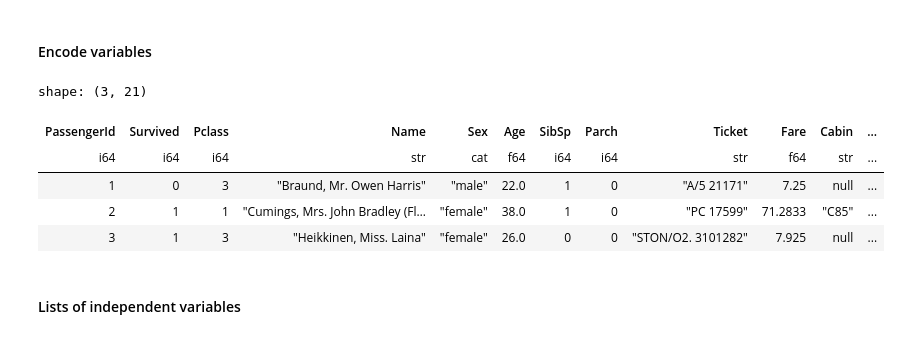
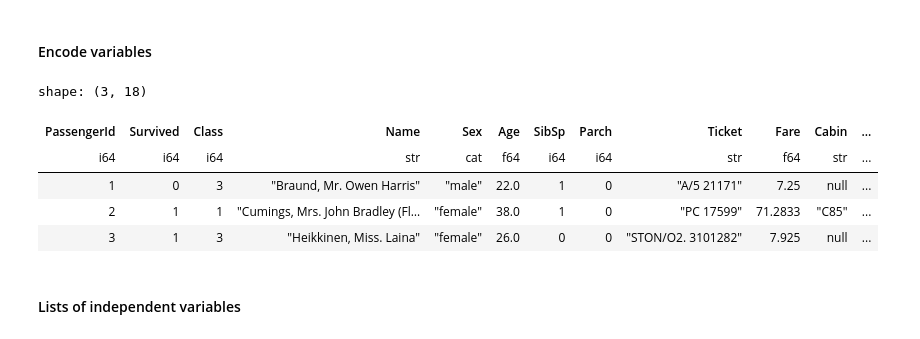
Before and after one commit to madskoefoed/Titanic, a Jupyter notebook: titanic.ipynb, the cells around one changed output. Drawn from its saved outputs; the diff is of its cells as text; code cells hidden in the pictures.

```diff
--- a/titanic.ipynb
+++ b/titanic.ipynb
@@ -74,7 +77,11 @@ df = df.filter(pl.col("Embarked").is_not_null())
 
 # Add a column indicating when Age is missing
 df = df.with_columns(pl.col("Age").fill_null(0))
-df = df.with_columns(Age_miss = pl.lit(np.where(df['Age'] == 0, 1, 0)))
+df = df.with_columns(NoAge = pl.lit(np.where(df['Age'] == 0, 1, 0)))
+
+df = df.with_columns(pl.col("Embarked").str.replace("C", "Cherbourg", literal=True))
+df = df.with_columns(pl.col("Embarked").str.replace("Q", "Queenstown", literal=True))
+df = df.with_columns(pl.col("Embarked").str.replace("S", "Southampton", literal=True))
 
 df = df.with_columns(#pl.col("Pclass").cast(pl.String).cast(pl.Categorical),
                      pl.col("Sex").cast(pl.Categorical),
@@ -104,16 +111,22 @@ shape: (3, 13)
 # %%
 encoder = OneHotEncoder(sparse_output=False).set_output(transform="polars")
 
-df_enc = encoder.fit_transform(df[['Sex', 'Pclass', 'Embarked']])
+df_enc = encoder.fit_transform(df[['Sex', 'Embarked']])
 
-df_enc.head(3)
+#df_enc = df_enc.rename({"Pclass": "Class", "Sex_male": "Male", "Sex_female": "Female", "Embarked_Cherbourg": "Cherbourg", "Embarked_Queenstown": "Queenstown", "Embarked_Southampton": "Southampton"})
+
+#df_enc = df_enc.rename(lambda column_name: column_name[1+column_name.find('_'):])
+
+#df_enc.head(3)
 
 df = pl.concat([df, df_enc], how="horizontal")
 
+df = df.rename({"Pclass": "Class", "Sex_male": "Male", "Sex_female": "Female", "Embarked_Cherbourg": "Cherbourg", "Embarked_Queenstown": "Queenstown", "Embarked_Southampton": "Southampton"})
+
 df.head(3)
 # %% [output]
-shape: (3, 21)
+shape: (3, 18)
-| PassengerId | Survived | Pclass | Name | Sex | Age | SibSp | Parch | Ticket | Fare | Cabin | ... |
+| PassengerId | Survived | Class | Name | Sex | Age | SibSp | Parch | Ticket | Fare | Cabin | ... |
 | i64 | i64 | i64 | str | cat | f64 | i64 | i64 | str | f64 | str | ... |
 | 1 | 0 | 3 | "Braund, Mr. Owen Harris" | "male" | 22.0 | 1 | 0 | "A/5 21171" | 7.25 | null | ... |
 | 2 | 1 | 1 | "Cumings, Mrs. John Bradley (Fl… | "female" | 38.0 | 1 | 0 | "PC 17599" | 71.2833 | "C85" | ... |
```
Also changed, not shown: parts of 24 cells of this notebook.
